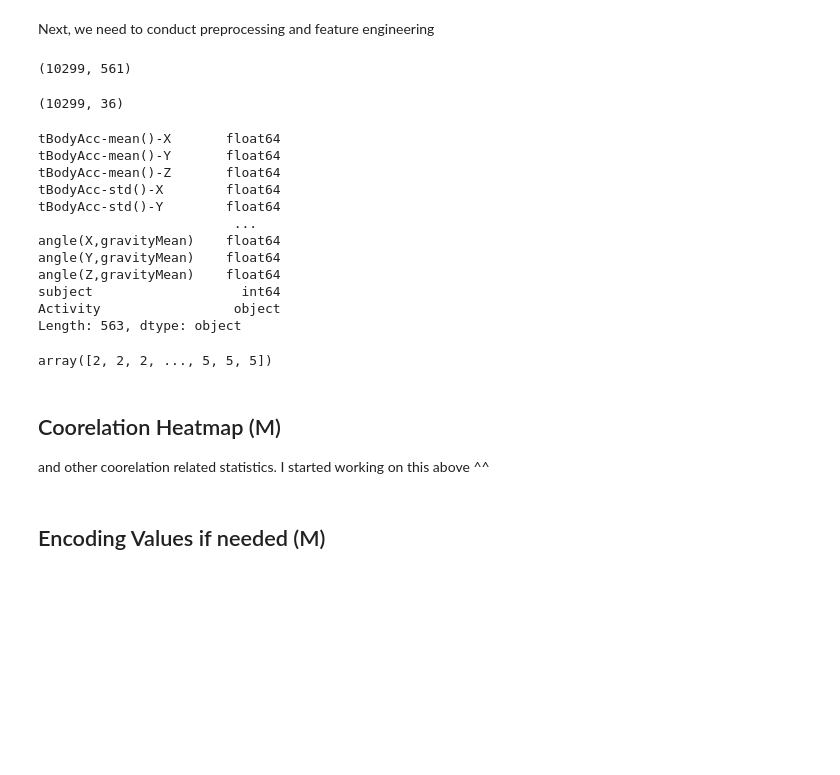
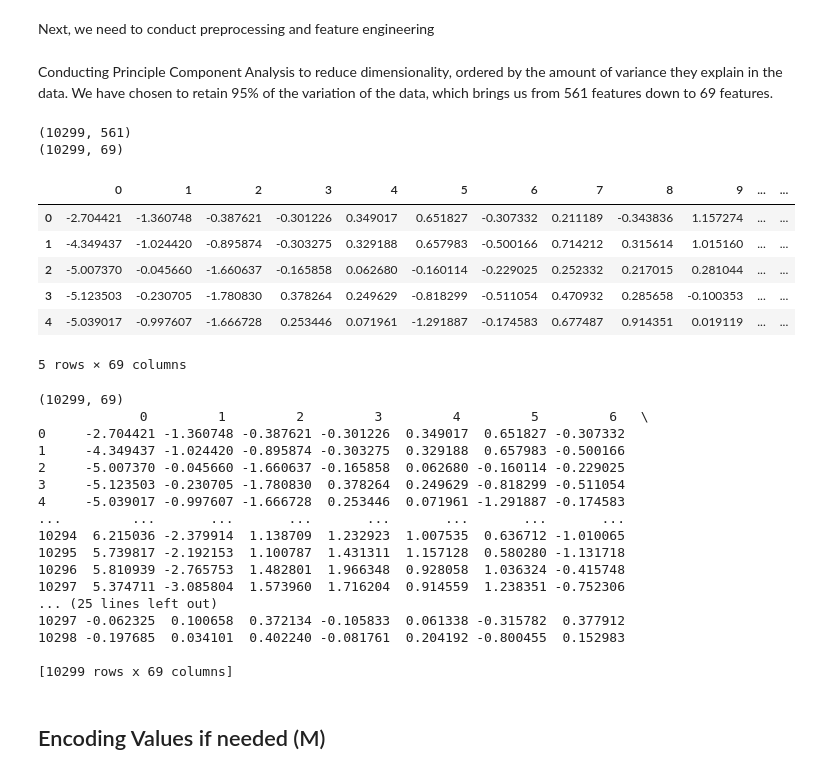
Before and after one commit to soumildatta/ActivityDetection, a Jupyter notebook: test.ipynb, the cells around one changed output. Saved outputs shown, nothing was run; the diff lists cells and outputs as text; code cells hidden in the pictures; blank space fills up the shorter version.

```diff
--- a/test.ipynb
+++ b/test.ipynb
@@ -184,51 +268,58 @@ plt.show()
 # %% [markdown]
 Next, we need to conduct preprocessing and feature engineering
+# %% [markdown]
+Conducting Principle Component Analysis to reduce dimensionality, ordered by the amount of variance they explain in the data. We have chosen to retain 95% of the variation of the data, which brings us from 561 features down to 69 features.
 # %%
-df_copy = df.copy()
-subject_data = df_copy.pop('subject')
-label = df_copy.pop('Activity')
-label_counts = label.value_counts()
+# df_copy = df.copy()
+# # print(df_copy)
+# subject_data = df_copy.pop('subject')
+# label = df_copy.pop('Activity')
+# label_counts = label.value_counts()
 
 # Reduce dimensions (speed up)
 print(df_copy.shape)
-pca = PCA(n_components=0.9, random_state=3)
+pca = PCA(n_components=0.95, random_state=3)
 df_copy = pca.fit_transform(df_copy)
-df_copy.shape
+print(df_copy.shape)
+
+df_copy = pd.DataFrame(df_copy)
+df_copy.head()
 # %% [output]
 (10299, 561)
+(10299, 69)
+|  | 0 | 1 | 2 | 3 | 4 | 5 | 6 | 7 | 8 | 9 | ... | ... |
+| 0 | -2.704421 | -1.360748 | -0.387621 | -0.301226 | 0.349017 | 0.651827 | -0.307332 | 0.211189 | -0.343836 | 1.157274 | ... | ... |
+| 1 | -4.349437 | -1.024420 | -0.895874 | -0.303275 | 0.329188 | 0.657983 | -0.500166 | 0.714212 | 0.315614 | 1.015160 | ... | ... |
+| 2 | -5.007370 | -0.045660 | -1.660637 | -0.165858 | 0.062680 | -0.160114 | -0.229025 | 0.252332 | 0.217015 | 0.281044 | ... | ... |
+| 3 | -5.123503 | -0.230705 | -1.780830 | 0.378264 | 0.249629 | -0.818299 | -0.511054 | 0.470932 | 0.285658 | -0.100353 | ... | ... |
+| 4 | -5.039017 | -0.997607 | -1.666728 | 0.253446 | 0.071961 | -1.291887 | -0.174583 | 0.677487 | 0.914351 | 0.019119 | ... | ... |
-(10299, 36)
+5 rows × 69 columns
 # %%
 # Trying to encode categorical data
-df_encoded = df.copy()
+df_encoded = df_copy
 # Check the data types
-print(df_encoded.dtypes)
+# print(df_encoded.dtypes)
+print(df_encoded.shape)
+
+print(df_encoded)
 # %% [output]
-tBodyAcc-mean()-X       float64
-tBodyAcc-mean()-Y       float64
-tBodyAcc-mean()-Z       float64
-tBodyAcc-std()-X        float64
-tBodyAcc-std()-Y        float64
-                         ...
-angle(X,gravityMean)    float64
-angle(Y,gravityMean)    float64
-angle(Z,gravityMean)    float64
-subject                   int64
-Activity                 object
-Length: 563, dtype: object
+(10299, 69)
+             0         1         2         3         4         5         6   \
+0     -2.704421 -1.360748 -0.387621 -0.301226  0.349017  0.651827 -0.307332
+1     -4.349437 -1.024420 -0.895874 -0.303275  0.329188  0.657983 -0.500166
+2     -5.007370 -0.045660 -1.660637 -0.165858  0.062680 -0.160114 -0.229025
+3     -5.123503 -0.230705 -1.780830  0.378264  0.249629 -0.818299 -0.511054
+4     -5.039017 -0.997607 -1.666728  0.253446  0.071961 -1.291887 -0.174583
+...         ...       ...       ...       ...       ...       ...       ...
+10294  6.215036 -2.379914  1.138709  1.232923  1.007535  0.636712 -1.010065
+10295  5.739817 -2.192153  1.100787  1.431311  1.157128  0.580280 -1.131718
+10296  5.810939 -2.765753  1.482801  1.966348  0.928058  1.036324 -0.415748
+10297  5.374711 -3.085804  1.573960  1.716204  0.914559  1.238351 -0.752306
+... (25 lines left out)
+10297 -0.062325  0.100658  0.372134 -0.105833  0.061338 -0.315782  0.377912
+10298 -0.197685  0.034101  0.402240 -0.081761  0.204192 -0.800455  0.152983
+
+[10299 rows x 69 columns]
-# %%
-from sklearn.preprocessing import LabelEncoder
-
-# Encode the categorical label 'Activity'
-label_encoder = LabelEncoder()
-label_encoder.fit(label)
-label_encoded = label_encoder.transform(label)
-
-label_encoded
-# %% [output]
-array([2, 2, 2, ..., 5, 5, 5])
-# %% [markdown]
-## Coorelation Heatmap (M)
-and other coorelation related statistics. I started working on this above ^^
 # %% [markdown]
 ## Encoding Values if needed (M)
 # %% [markdown]
```
Also changed, not shown: parts of 8 cells of this notebook.
